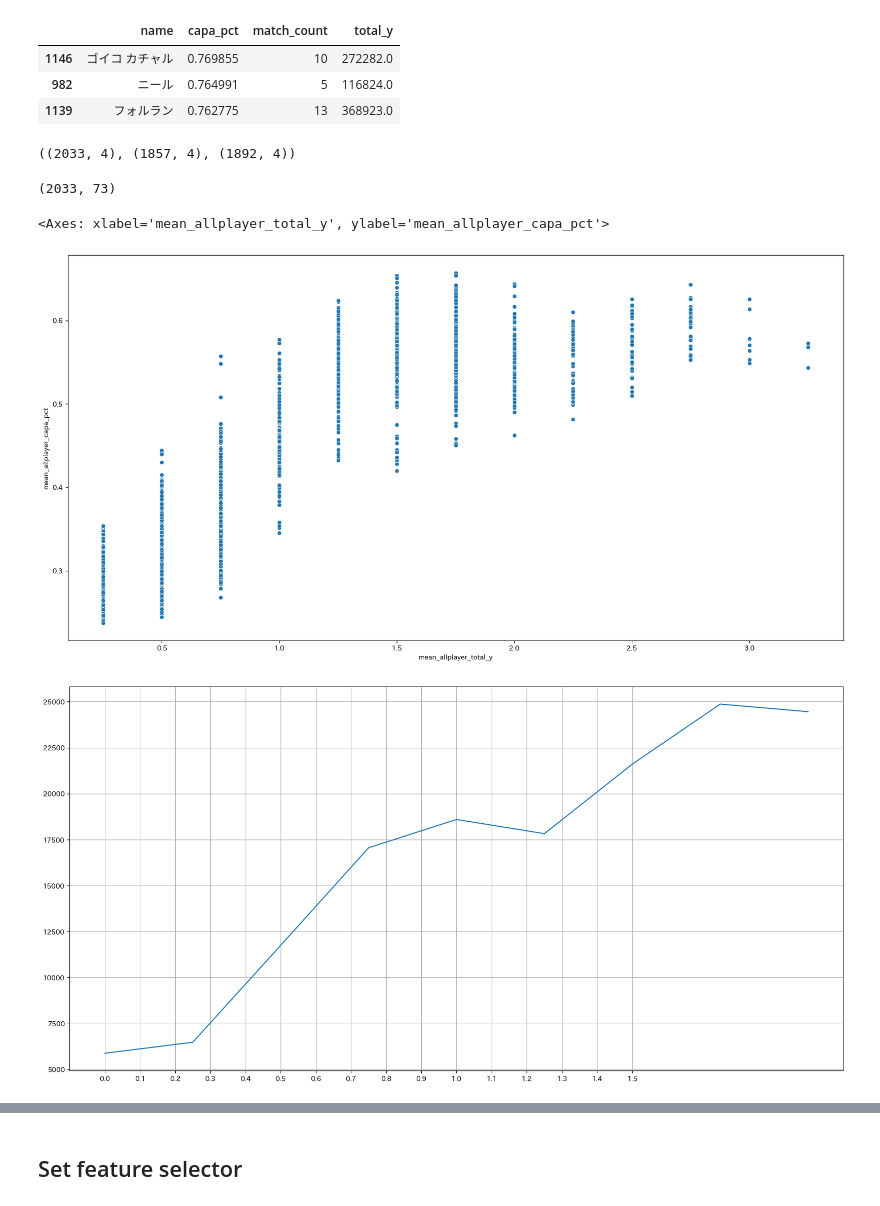
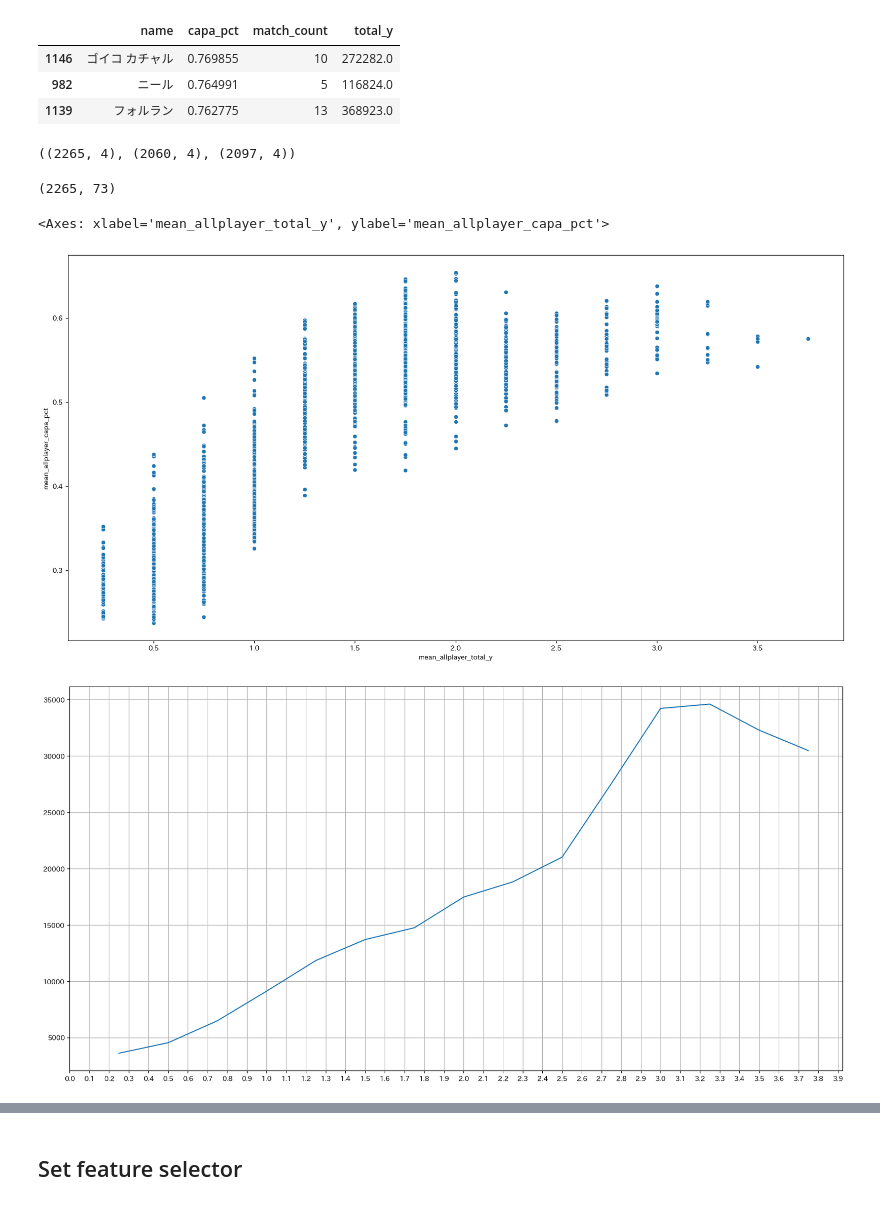
Before and after one commit to ixotech1/dstrainingclass, a Jupyter notebook: study/05/JLeague_LC.ipynb, the cells around one changed output, grey strips where cells are left out. Saved outputs shown, nothing was run; the diff lists cells and outputs as text; code cells hidden in the pictures.

```diff
--- a/study/05/JLeague_LC.ipynb
+++ b/study/05/JLeague_LC.ipynb
@@ -6,6 +6,7 @@
 import pandas as pd
 import numpy as np
 from sklearn import linear_model
+from sklearn.ensemble import RandomForestRegressor
 
 import seaborn as sns
 import matplotlib.pyplot as plt
@@ -25,20 +26,24 @@ pd.set_option("display.max_rows", 200)
 
 # Load datasets
 train = pd.read_csv(input_path + "jleague/train.csv", sep=",", header=0, quotechar="\"", encoding='utf-8')
+train_add = pd.read_csv(input_path + "jleague/train_add.csv", sep=",", header=0, quotechar="\"", encoding='utf-8')
 test = pd.read_csv(input_path + "jleague/test.csv", sep=",", header=0, quotechar="\"", encoding='utf-8')
 condition = pd.read_csv(input_path + "jleague/condition.csv", sep=",", header=0, quotechar="\"", encoding='utf-8')
+condition_add = pd.read_csv(input_path + "jleague/condition_add.csv", sep=",", header=0, quotechar="\"", encoding='utf-8')
 stadium = pd.read_csv(input_path + "jleague/stadium.csv", sep=",", header=0, quotechar="\"", encoding='utf-8')
 # %% [markdown]
 ## Merging datasets for feature engineering
 # %%
 # Train and Test, exclude y= 0
-dat = pd.concat([train.query("y > 0"), test], axis=0)
+dat = pd.concat([train.query("y > 0"), train_add, test], axis=0)
 dat["data"] = dat["y"].apply(lambda x: "Test" if np.isnan(x) else "Train")
 
 # condition
+condition = pd.concat([condition, condition_add], axis=0, ignore_index=True) #V6 include add data
 dat = pd.merge(dat, condition, how="inner", on="id")
 
 # stadium
 dat = pd.merge(dat, stadium, how="inner", left_on="stadium", right_on="name")
-dat.shape
+print(dat.shape)
+dat.head()
 # %% [output]
@@ -122,7 +133,7 @@ player_df['capa_pct'] = player_capa_pct
 player_df['match_count'] = player_count
 player_df['total_y'] = total_y
 # fill in missing data with mean capa pct (players not in train)
-player_df['capa_pct'] = player_df['capa_pct'].fillna(player_df['capa_pct'].mean())
+#player_df['capa_pct'] = player_df['capa_pct'].fillna(player_df['capa_pct'].mean())
 
-player_df.head(3)
+player_df.isnull().sum()
 # %% [output]
@@ -181,7 +213,7 @@ away_players["mean_away_total_y"] = total_y
 
 match_players.shape, home_players.shape, away_players.shape
 # %% [output]
-((2033, 4), (1857, 4), (1892, 4))
+((2265, 4), (2060, 4), (2097, 4))
 # %%
 # Merge into dat
 dat = pd.merge(dat, match_players, how="inner", on="players")
@@ -190,11 +222,11 @@ dat = pd.merge(dat, away_players, how="inner", on="away_players")
 dat["mean_home_capa_y"] = dat["mean_home_capa_pct"] * dat["capa"]
 dat["mean_away_capa_y"] = dat["mean_away_capa_pct"] * dat["capa"]
 dat["mean_allplayer_capa_y"] = dat["mean_allplayer_capa_pct"] * dat["capa"]
-dat["mean_allplayer_total_y"] = dat["mean_allplayer_total_y"].apply(lambda x: 2.65 if x == 3 else 2.6 if x == 3.25 else x)
-dat["mean_home_total_y"] = dat["mean_home_total_y"].apply(lambda x: 1.48 if x == 1.75 else 1.44 if x == 2 else x)
+#dat["mean_allplayer_total_y"] = dat["mean_allplayer_total_y"].apply(lambda x: 2.65 if x == 3 else 2.6 if x == 3.25 else x)
+#dat["mean_home_total_y"] = dat["mean_home_total_y"].apply(lambda x: 1.48 if x == 1.75 else 1.44 if x == 2 else x)
 dat.shape
 # %% [output]
-(2033, 73)
+(2265, 73)
 # %%
 # For V4 submission, add total_y?
 g_x = match_players["mean_allplayer_total_y"]
@@ -202,18 +234,18 @@ g_y = match_players["mean_allplayer_capa_pct"]
 sns.scatterplot(x=g_x,y=g_y)
 # %% [output]
 <Axes: xlabel='mean_allplayer_total_y', ylabel='mean_allplayer_capa_pct'>
-[figure, old version]
+[figure, new version]
 # %%
-g_x = "mean_away_total_y"
+g_x = "mean_allplayer_total_y"
 
 g_dat = dat[dat["data"]=="Train"].groupby(g_x).agg({"y": ["mean", "count"]}).reset_index(drop=False)
 g_dat.columns = [g_x, "y", "count"]
 plt.plot(g_dat[g_x], g_dat["y"])
 plt.grid()
-plt.xticks([num * 0.1 for num in range(0, 16)]);
+plt.xticks([num * 0.1 for num in range(0, 40)]);
 # process > 2.75
 # %% [output]
-[figure, old version]
+[figure, new version]
 # %%
 # Hot team matters?
 gdat = dat.groupby("home").y.mean().reset_index().sort_values(by="y",ascending=False)
```
Also changed, not shown: parts of 24 cells of this notebook, 12 other files.
